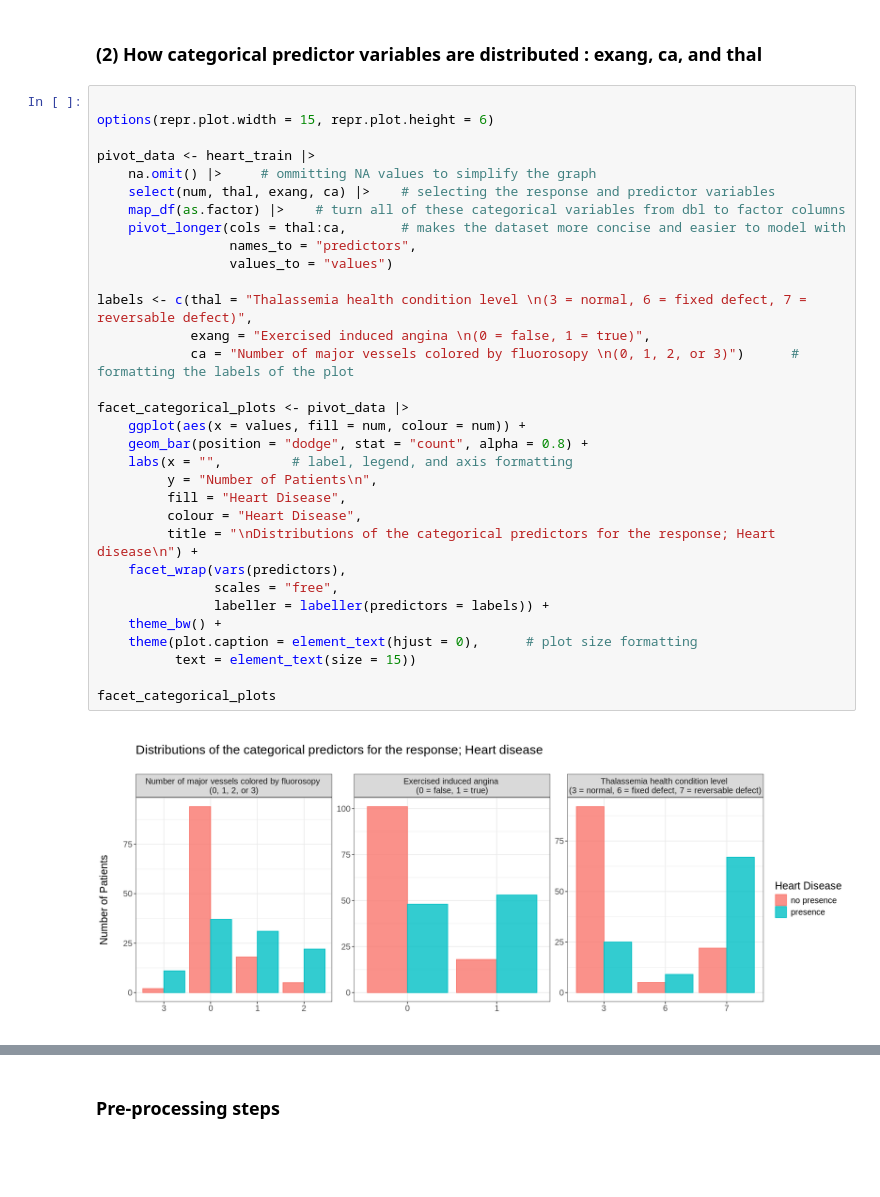
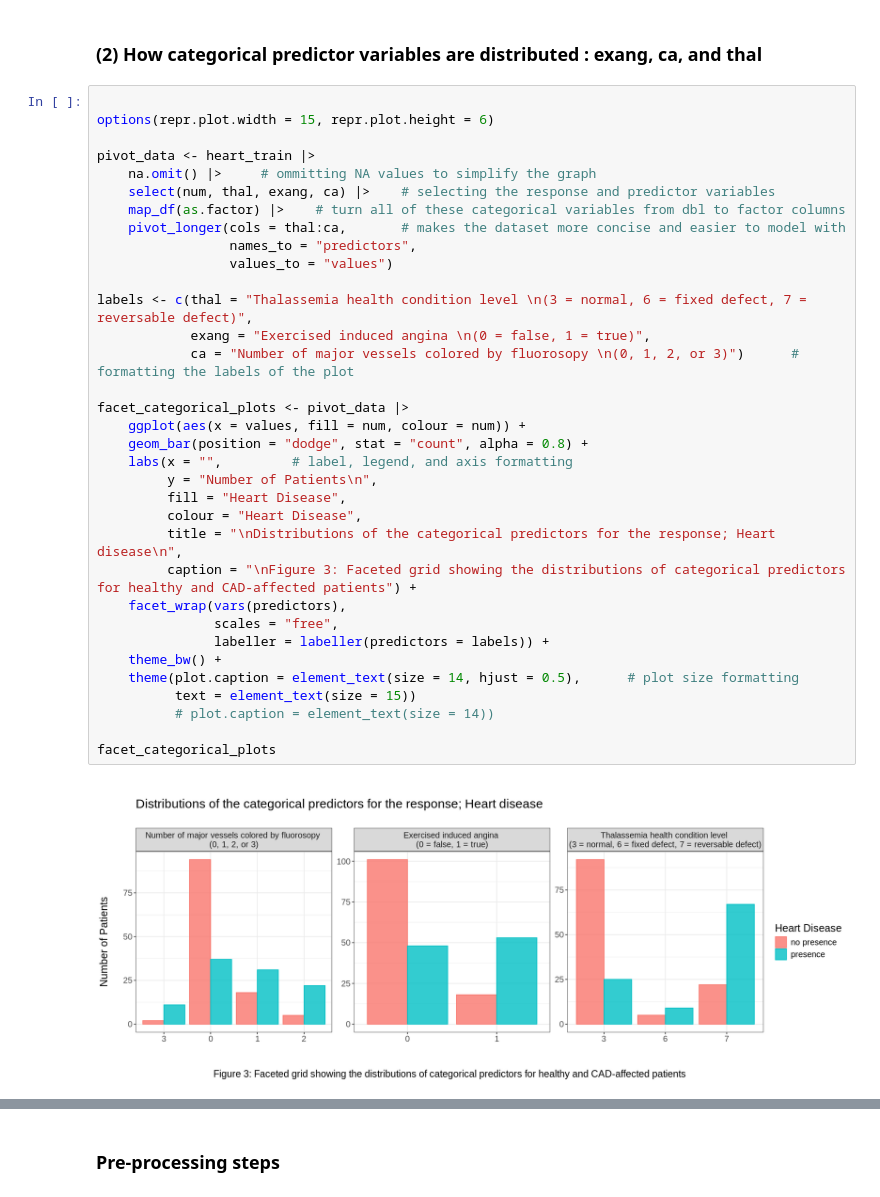
Before and after one commit to kareenaka/dsci100project_kareenakak, a Jupyter notebook: project_FINAL.ipynb, the cells around one changed output, grey strips where cells are left out. Drawn from its saved outputs; the diff is of its cells as text; blank space fills up the shorter version.

```diff
--- a/project_FINAL.ipynb
+++ b/project_FINAL.ipynb
@@ -307,33 +346,35 @@ Warning message:
 
 options(repr.plot.width = 15, repr.plot.height = 6)
 
 pivot_data <- heart_train |>
     na.omit() |>     # ommitting NA values to simplify the graph
     select(num, thal, exang, ca) |>    # selecting the response and predictor variables
     map_df(as.factor) |>    # turn all of these categorical variables from dbl to factor columns
     pivot_longer(cols = thal:ca,       # makes the dataset more concise and easier to model with
                  names_to = "predictors",
                  values_to = "values")
 
 labels <- c(thal = "Thalassemia health condition level \n(3 = normal, 6 = fixed defect, 7 = reversable defect)",
             exang = "Exercised induced angina \n(0 = false, 1 = true)",
             ca = "Number of major vessels colored by fluorosopy \n(0, 1, 2, or 3)")      # formatting the labels of the plot
 
 facet_categorical_plots <- pivot_data |>
     ggplot(aes(x = values, fill = num, colour = num)) +
     geom_bar(position = "dodge", stat = "count", alpha = 0.8) +
     labs(x = "",         # label, legend, and axis formatting
          y = "Number of Patients\n",
          fill = "Heart Disease",
          colour = "Heart Disease",
-         title = "\nDistributions of the categorical predictors for the response; Heart disease\n") +
+         title = "\nDistributions of the categorical predictors for the response; Heart disease\n",
+         caption = "\nFigure 3: Faceted grid showing the distributions of categorical predictors for healthy and CAD-affected patients") +
     facet_wrap(vars(predictors),
                scales = "free",
                labeller = labeller(predictors = labels)) +
     theme_bw() +
-    theme(plot.caption = element_text(hjust = 0),      # plot size formatting
+    theme(plot.caption = element_text(size = 14, hjust = 0.5),      # plot size formatting
           text = element_text(size = 15))
+          # plot.caption = element_text(size = 14))
 
 facet_categorical_plots
 # %% [output]
-[figure, old version]
+[figure, new version]
```
Also changed, not shown: parts of 25 cells of this notebook.
